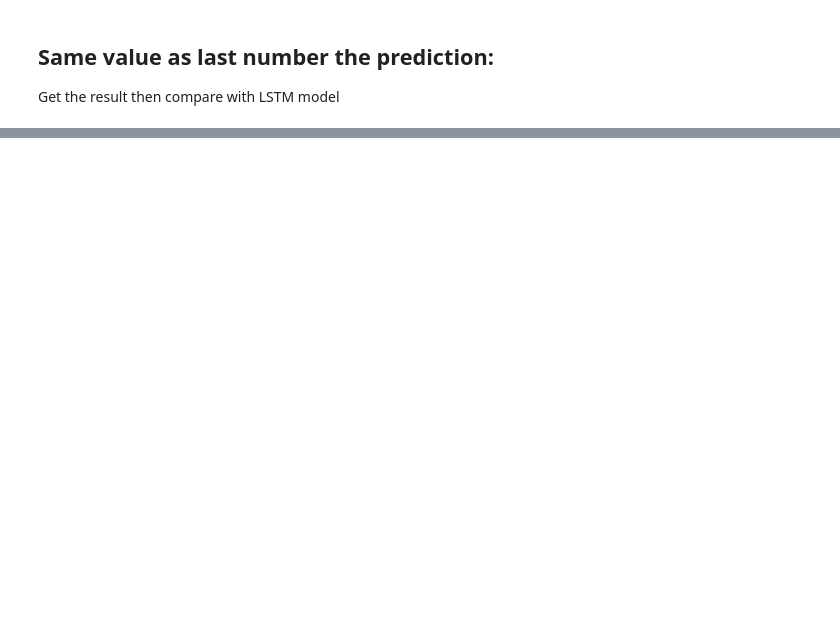
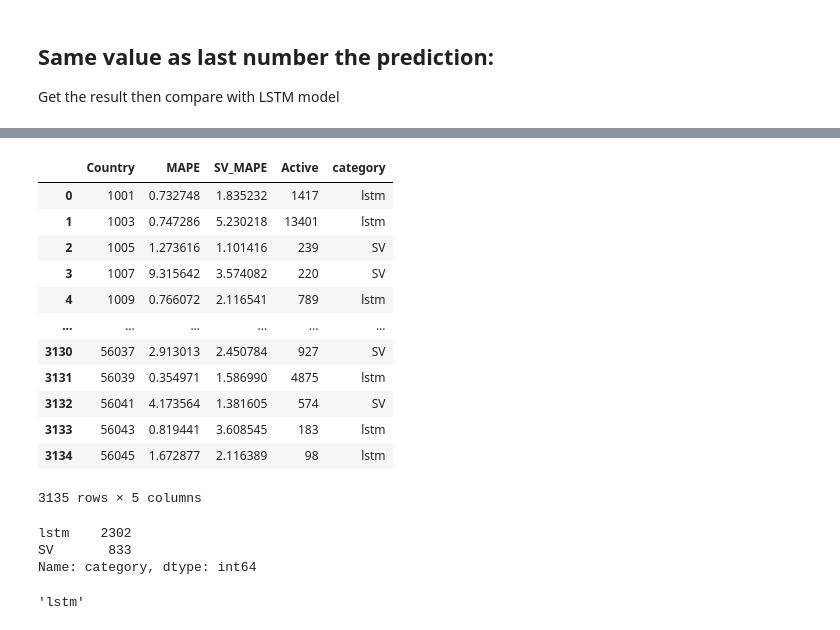
Before and after one commit to masaichig0/Kaggle_godaddy_competition, a Jupyter notebook: feature_engineering.ipynb, the cells around one changed output, grey strips where cells are left out. Drawn from its saved outputs; the diff is of its cells as text; code cells hidden in the pictures; blank space fills up the shorter version.

```diff
--- a/feature_engineering.ipynb
+++ b/feature_engineering.ipynb
@@ -555,0 +663,16 @@ Get the result then compare with LSTM model
+# %%
+result_df
+# %% [output]
+|  | Country | MAPE | SV_MAPE | Active | category |
+| 0 | 1001 | 0.732748 | 1.835232 | 1417 | lstm |
+| 1 | 1003 | 0.747286 | 5.230218 | 13401 | lstm |
+| 2 | 1005 | 1.273616 | 1.101416 | 239 | SV |
+| 3 | 1007 | 9.315642 | 3.574082 | 220 | SV |
+| 4 | 1009 | 0.766072 | 2.116541 | 789 | lstm |
+| ... | ... | ... | ... | ... | ... |
+| 3130 | 56037 | 2.913013 | 2.450784 | 927 | SV |
+| 3131 | 56039 | 0.354971 | 1.586990 | 4875 | lstm |
+| 3132 | 56041 | 4.173564 | 1.381605 | 574 | SV |
+| 3133 | 56043 | 0.819441 | 3.608545 | 183 | lstm |
+| 3134 | 56045 | 1.672877 | 2.116389 | 98 | lstm |
+3135 rows × 5 columns
@@ -555,0 +681,12 @@ Get the result then compare with LSTM model
+# %%
+result_df['category'].value_counts()
+# %% [output]
+lstm    2302
+SV       833
+Name: category, dtype: int64
+# %%
+c = 1001
+model = result_df.loc[result_df.Country == c]['category'].values[0]
+model
+# %% [output]
+'lstm'
```
Also changed, not shown: parts of 20 cells of this notebook, 2 other files.
